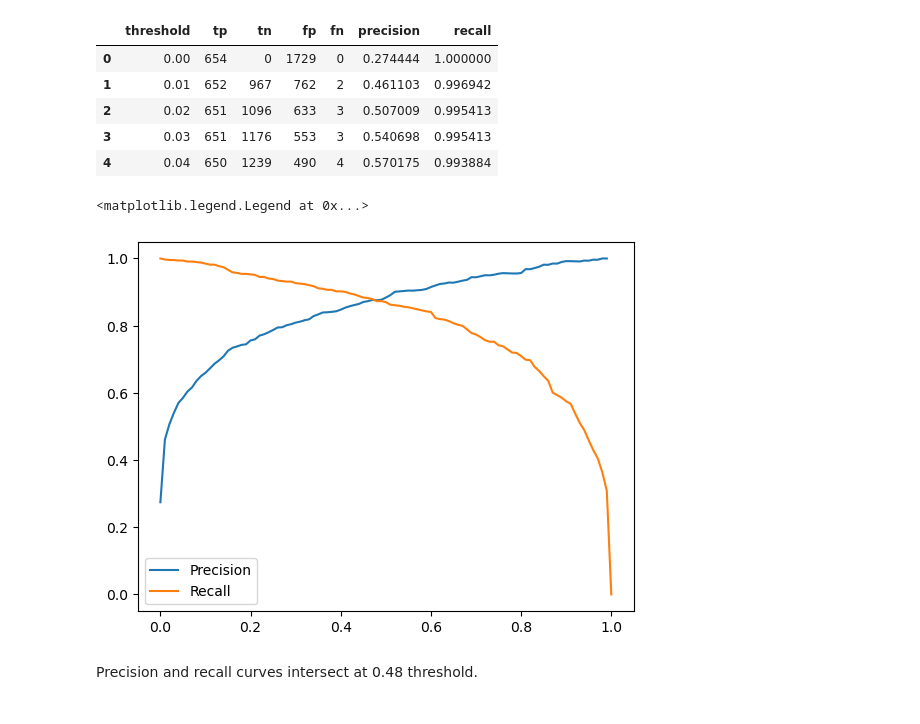
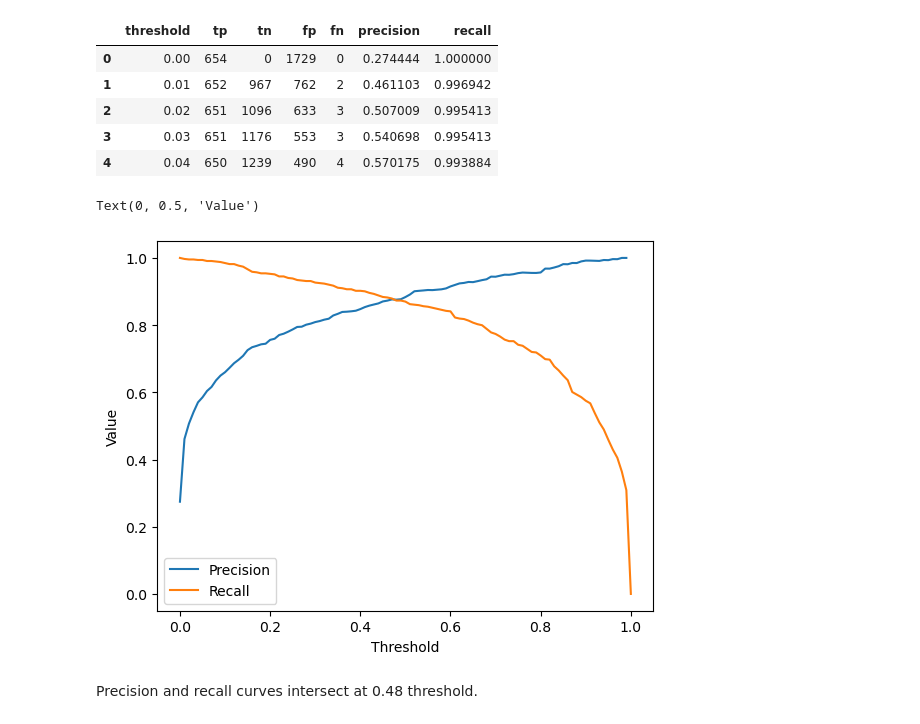
Before and after one commit to desol1997/mlzoomcamp_homework, a Jupyter notebook: 04-evaluation/homework.ipynb, the cells around one changed output. Drawn from its saved outputs; the diff is of its cells as text; code cells hidden in the pictures.

Commit message:
add labels to the plot

```diff
--- a/04-evaluation/homework.ipynb
+++ b/04-evaluation/homework.ipynb
@@ -367,10 +367,12 @@ df_scores.head()
 # %%
 plt.plot(df_scores['threshold'], df_scores['precision'], label='Precision')
 plt.plot(df_scores['threshold'], df_scores['recall'], label='Recall')
 plt.legend()
+plt.xlabel('Threshold')
+plt.ylabel('Value')
 # %% [output]
-<matplotlib.legend.Legend at 0x...>
+Text(0, 0.5, 'Value')
-[figure, old version]
+[figure, new version]
 # %% [markdown]
 Precision and recall curves intersect at 0.48 threshold.
 # %% [markdown]
```
Also changed, not shown: parts of 1 cell of this notebook.
